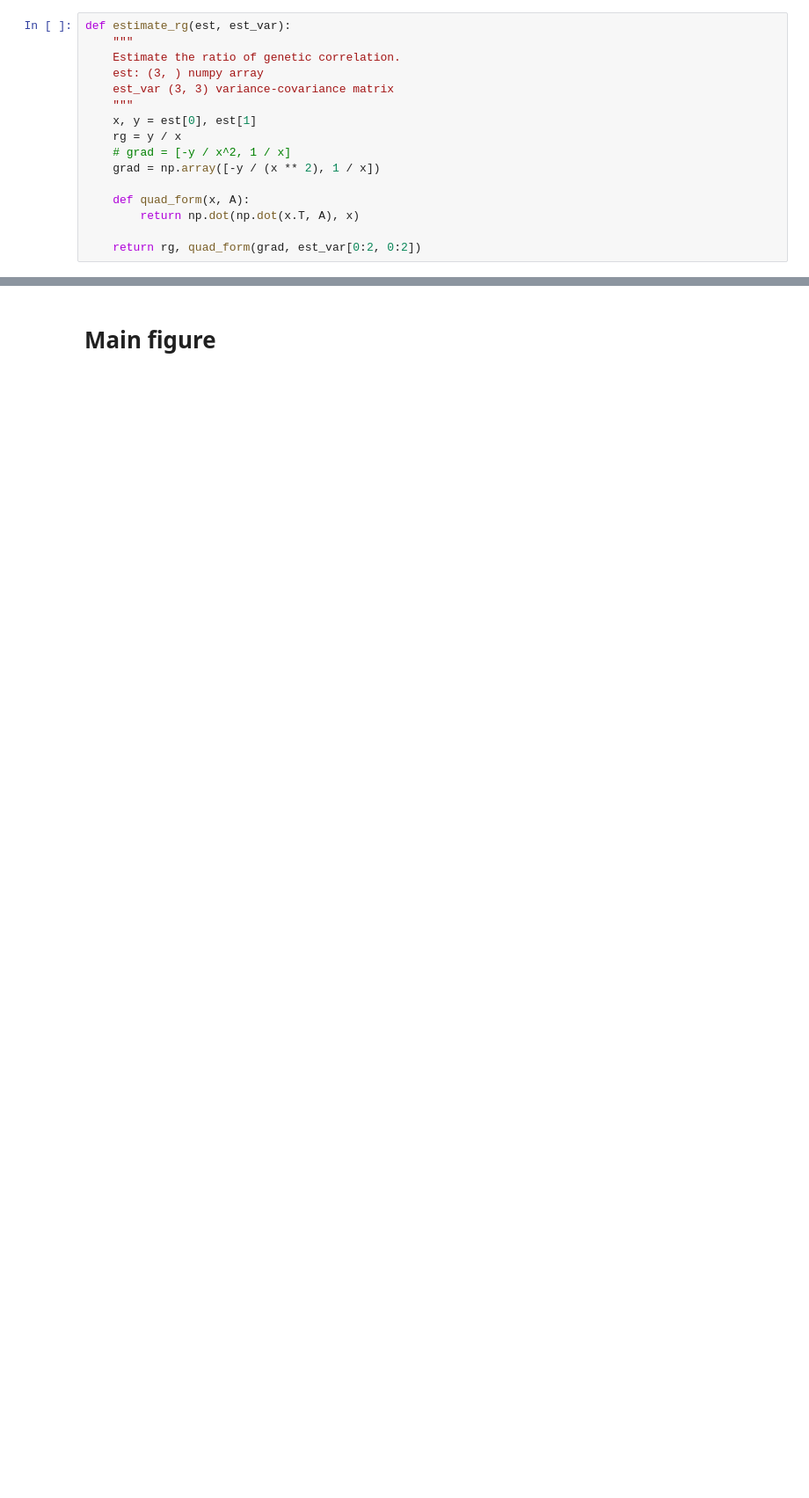
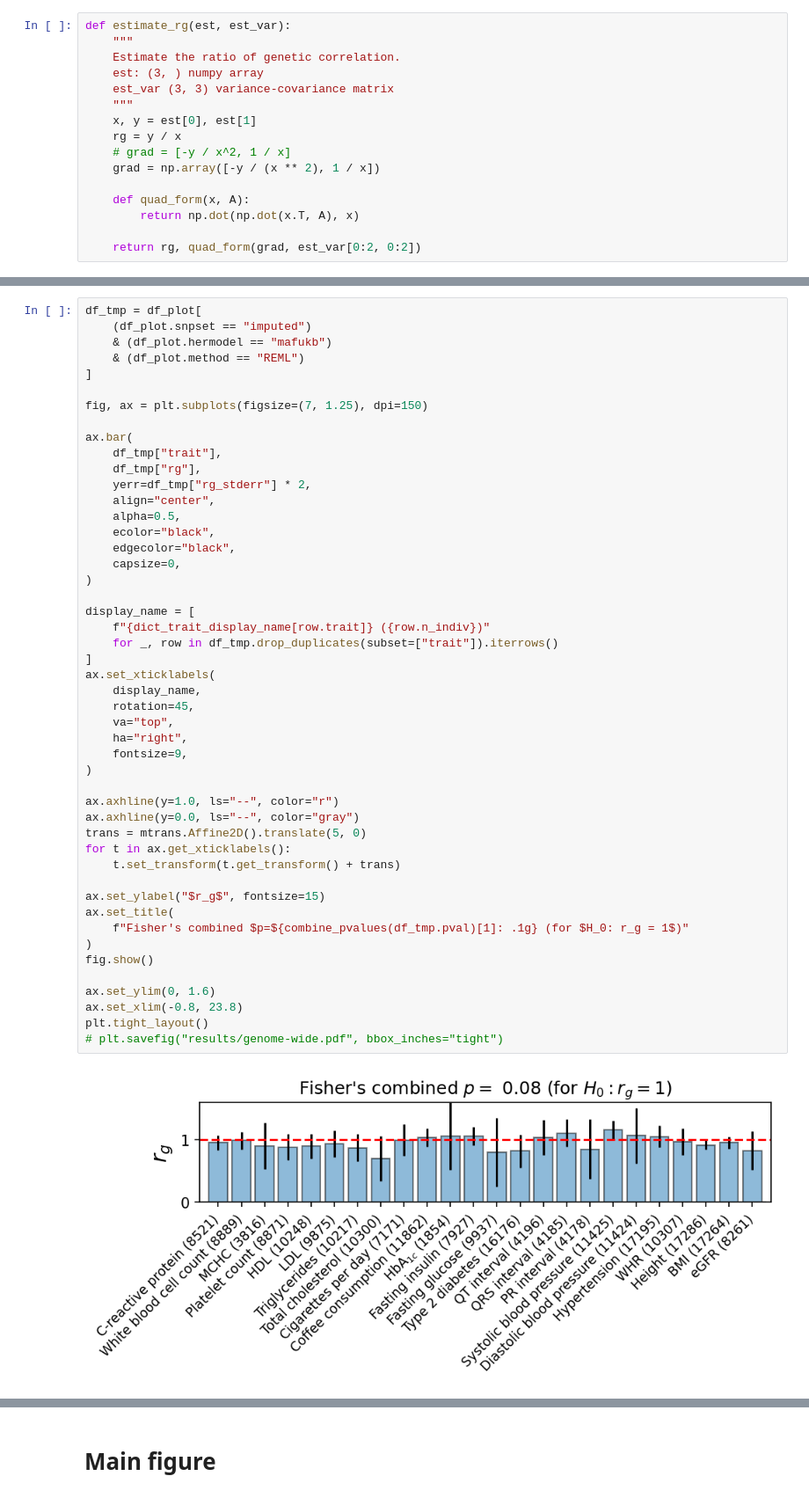
Before and after one commit to KangchengHou/admix-genet-cor, a Jupyter notebook: experiments/03-page-genome-wide/02-plot-estimate.ipynb, the cells around one changed output, grey strips where cells are left out. Shown at 88% size. Saved outputs shown, nothing was run; the diff lists cells and outputs as text; blank space fills up the shorter version.

```diff
--- a/experiments/03_page_genome_wide/plot-estimate.ipynb
+++ b/experiments/03-page-genome-wide/02-plot-estimate.ipynb
@@ -52,0 +121,50 @@ def estimate_rg(est, est_var):
+# %%
+df_tmp = df_plot[
+    (df_plot.snpset == "imputed")
+    & (df_plot.hermodel == "mafukb")
+    & (df_plot.method == "REML")
+]
+
+fig, ax = plt.subplots(figsize=(7, 1.25), dpi=150)
+
+ax.bar(
+    df_tmp["trait"],
+    df_tmp["rg"],
+    yerr=df_tmp["rg_stderr"] * 2,
+    align="center",
+    alpha=0.5,
+    ecolor="black",
+    edgecolor="black",
+    capsize=0,
+)
+
+display_name = [
+    f"{dict_trait_display_name[row.trait]} ({row.n_indiv})"
+    for _, row in df_tmp.drop_duplicates(subset=["trait"]).iterrows()
+]
+ax.set_xticklabels(
+    display_name,
+    rotation=45,
+    va="top",
+    ha="right",
+    fontsize=9,
+)
+
+ax.axhline(y=1.0, ls="--", color="r")
+ax.axhline(y=0.0, ls="--", color="gray")
+trans = mtrans.Affine2D().translate(5, 0)
+for t in ax.get_xticklabels():
+    t.set_transform(t.get_transform() + trans)
+
+ax.set_ylabel("$r_g$", fontsize=15)
+ax.set_title(
+    f"Fisher's combined $p=${combine_pvalues(df_tmp.pval)[1]: .1g} (for $H_0: r_g = 1$)"
+)
+fig.show()
+
+ax.set_ylim(0, 1.6)
+ax.set_xlim(-0.8, 23.8)
+plt.tight_layout()
+# plt.savefig("results/genome-wide.pdf", bbox_inches="tight")
+# %% [output]
+[figure, added]
```
Also changed, not shown: parts of 8 cells of this notebook, 49 other files.
